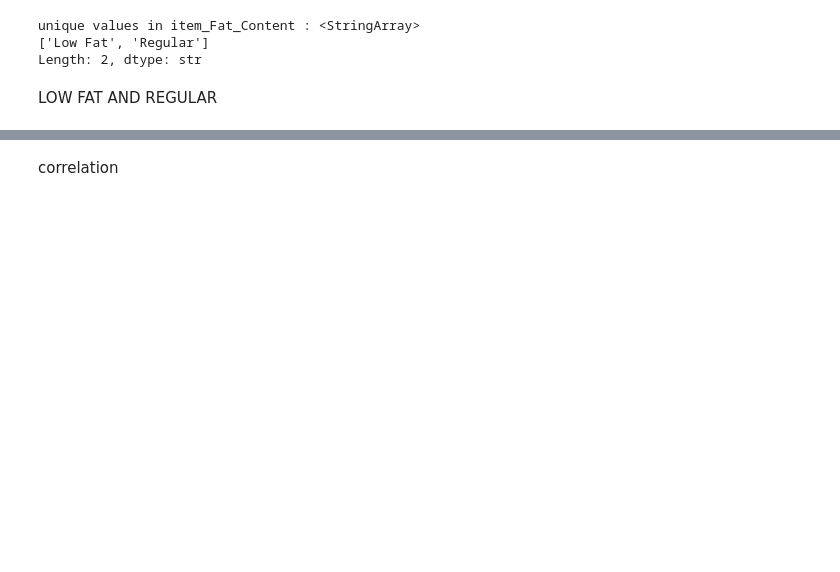
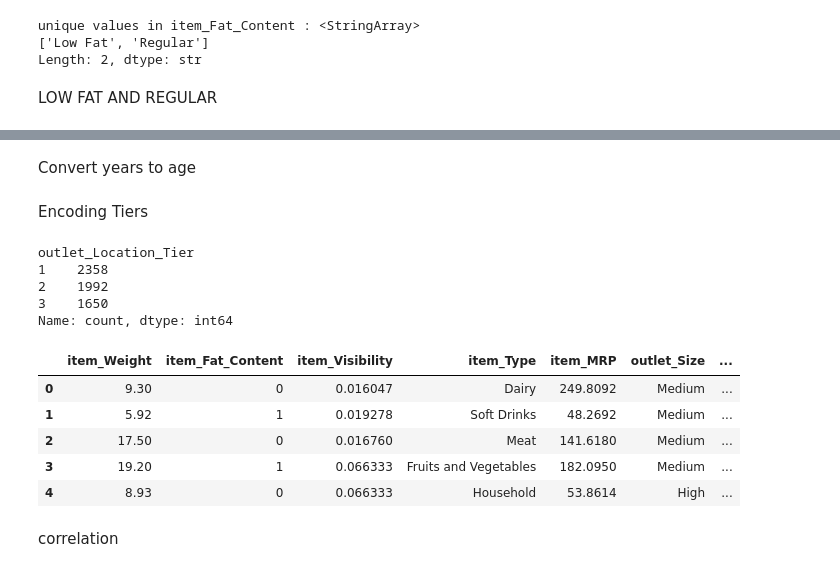
Before and after one commit to sandra20602/AIProject, a Jupyter notebook: main.ipynb, the cells around one changed output, grey strips where cells are left out. Cells and saved outputs as stored; diff of their text form; code cells hidden in the pictures; blank space fills up the shorter version.

```diff
--- a/main.ipynb
+++ b/main.ipynb
@@ -210,0 +209,2 @@ Mean Squared Error: 0.31401341163570023
+# %% [markdown]
+Convert years to age
@@ -211,3 +219,26 @@ Mean Squared Error: 0.31401341163570023
+# %% [markdown]
+Encoding Tiers
+# %%
+tier_map = {'Tier 1': 3, 'Tier 2': 2, 'Tier 3': 1}
+df['outlet_Location_Tier'] = df['outlet_Location_Tier'].map(tier_map)
+
+# Result: 'Tier 1' = 3 (highest), 'Tier 2' = 2, 'Tier 3' = 1 (lowest)
+print(df['outlet_Location_Tier'].value_counts())
+# %% [output]
+outlet_Location_Tier
+1    2358
+2    1992
+3    1650
+Name: count, dtype: int64
+# %%
+df.head()
+# %% [output]
+|  | item_Weight | item_Fat_Content | item_Visibility | item_Type | item_MRP | outlet_Size | ... |
+| 0 | 9.30 | 0 | 0.016047 | Dairy | 249.8092 | Medium | ... |
+| 1 | 5.92 | 1 | 0.019278 | Soft Drinks | 48.2692 | Medium | ... |
+| 2 | 17.50 | 0 | 0.016760 | Meat | 141.6180 | Medium | ... |
+| 3 | 19.20 | 1 | 0.066333 | Fruits and Vegetables | 182.0950 | Medium | ... |
+| 4 | 8.93 | 0 | 0.066333 | Household | 53.8614 | High | ... |
 # %% [markdown]
 correlation
 # %%
```
Also changed, not shown: parts of 6 cells of this notebook.
